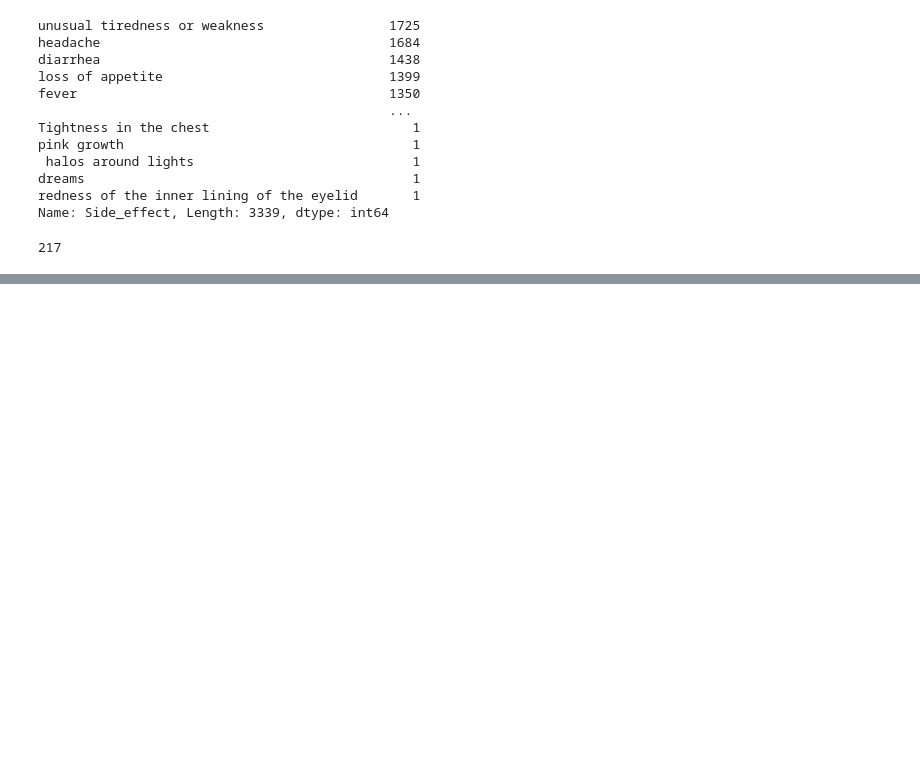
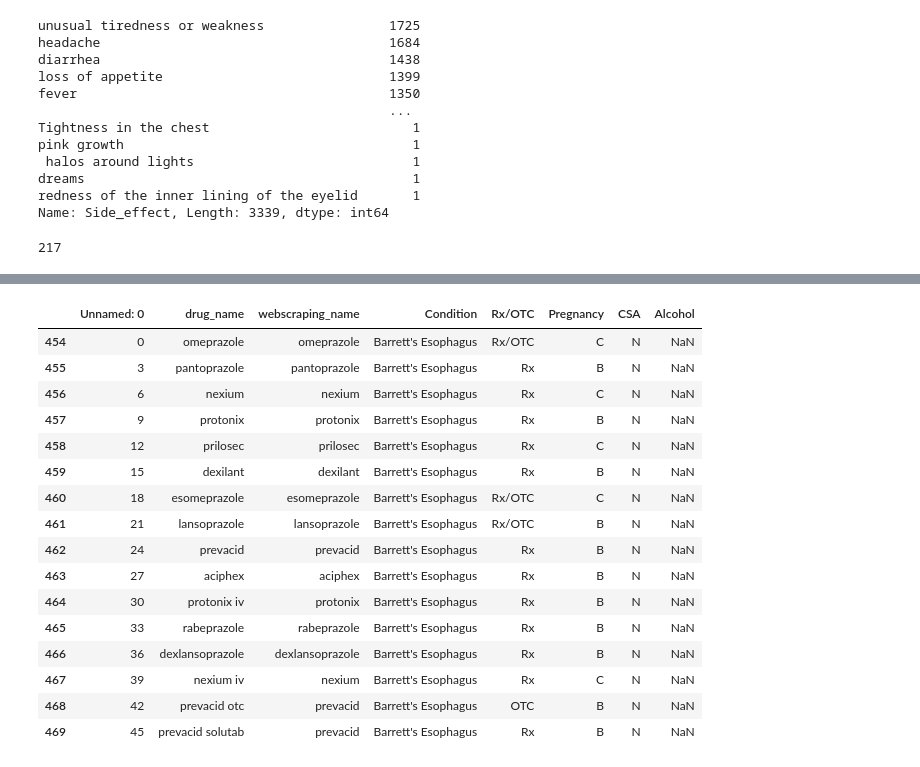
Before and after one commit to jacob-parks98/Smart_MAR, a Jupyter notebook: FDA_data_cleaning.ipynb, the cells around one changed output, grey strips where cells are left out. Cells and saved outputs as stored; diff of their text form; code cells hidden in the pictures; blank space fills up the shorter version.

```diff
--- a/FDA_data_cleaning.ipynb
+++ b/FDA_data_cleaning.ipynb
@@ -455,0 +504,22 @@ len(set(SE_df['webscraping_name'])-set(fullconditions_df['webscraping_name']))
+# %%
+full_conditions_edit['Condition'] = full_conditions_edit['Condition'].str.replace('Barrett S Esophagus', "Barrett's Esophagus")
+# %%
+full_conditions_edit[full_conditions_edit['Condition'] == "Barrett's Esophagus"]
+# %% [output]
+|  | Unnamed: 0 | drug_name | webscraping_name | Condition | Rx/OTC | Pregnancy | CSA | Alcohol |
+| 454 | 0 | omeprazole | omeprazole | Barrett's Esophagus | Rx/OTC | C | N | NaN |
+| 455 | 3 | pantoprazole | pantoprazole | Barrett's Esophagus | Rx | B | N | NaN |
+| 456 | 6 | nexium | nexium | Barrett's Esophagus | Rx | C | N | NaN |
+| 457 | 9 | protonix | protonix | Barrett's Esophagus | Rx | B | N | NaN |
+| 458 | 12 | prilosec | prilosec | Barrett's Esophagus | Rx | C | N | NaN |
+| 459 | 15 | dexilant | dexilant | Barrett's Esophagus | Rx | B | N | NaN |
+| 460 | 18 | esomeprazole | esomeprazole | Barrett's Esophagus | Rx/OTC | C | N | NaN |
+| 461 | 21 | lansoprazole | lansoprazole | Barrett's Esophagus | Rx/OTC | B | N | NaN |
+| 462 | 24 | prevacid | prevacid | Barrett's Esophagus | Rx | B | N | NaN |
+| 463 | 27 | aciphex | aciphex | Barrett's Esophagus | Rx | B | N | NaN |
+| 464 | 30 | protonix iv | protonix | Barrett's Esophagus | Rx | B | N | NaN |
+| 465 | 33 | rabeprazole | rabeprazole | Barrett's Esophagus | Rx | B | N | NaN |
+| 466 | 36 | dexlansoprazole | dexlansoprazole | Barrett's Esophagus | Rx | B | N | NaN |
+| 467 | 39 | nexium iv | nexium | Barrett's Esophagus | Rx | C | N | NaN |
+| 468 | 42 | prevacid otc | prevacid | Barrett's Esophagus | OTC | B | N | NaN |
+| 469 | 45 | prevacid solutab | prevacid | Barrett's Esophagus | Rx | B | N | NaN |
```
Also changed, not shown: parts of 9 cells of this notebook, 1 other file.
